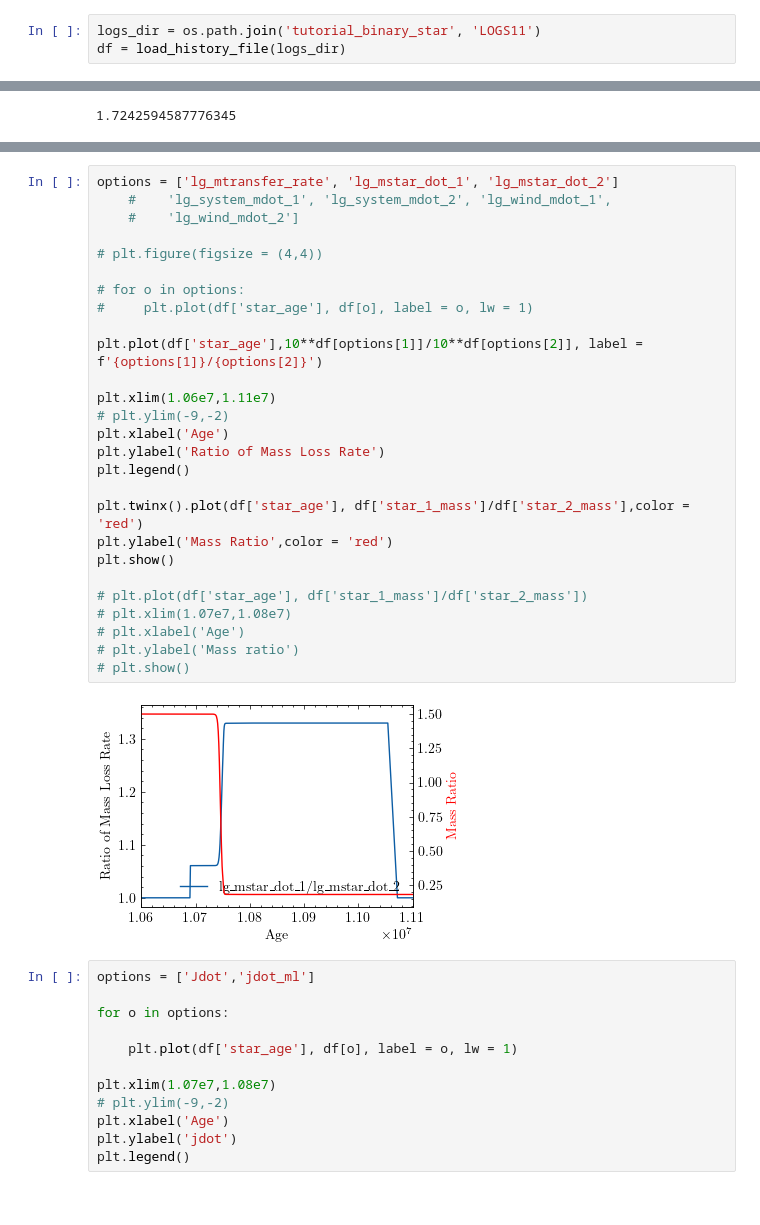
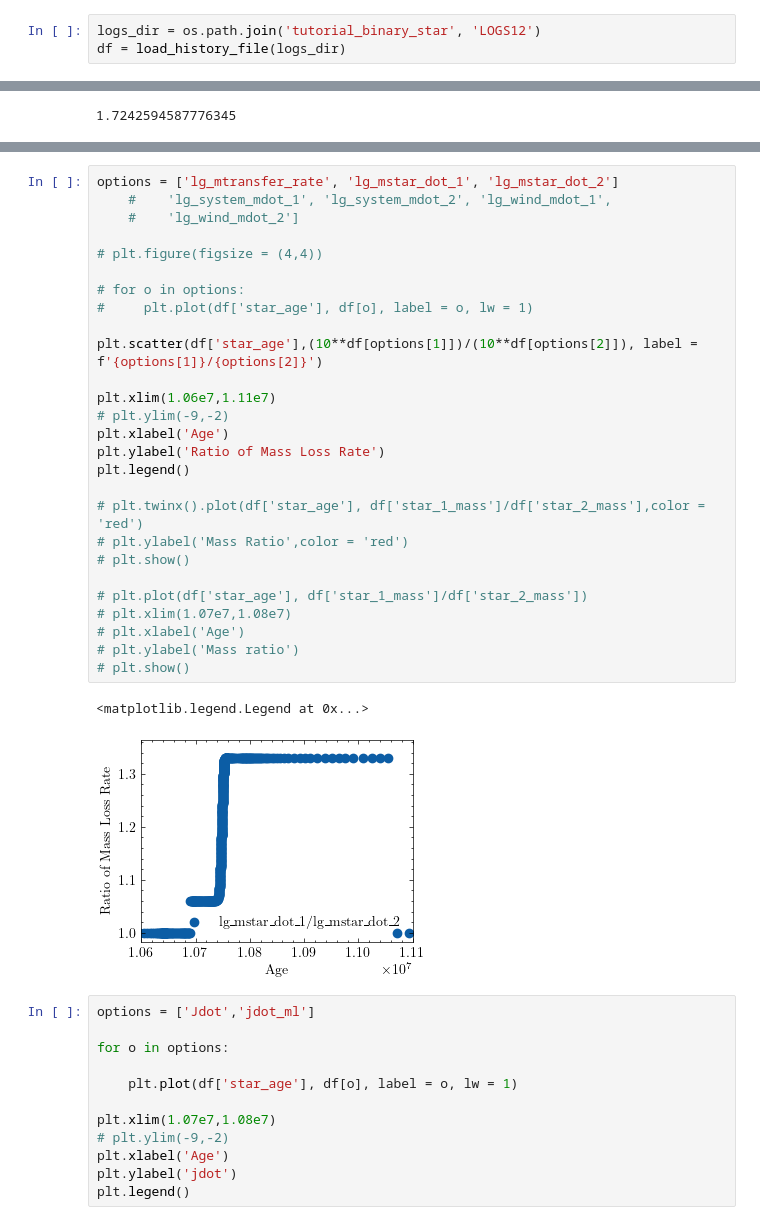
Before and after one commit to neevshah101/learning_mesa, a Jupyter notebook: plotting.ipynb, the cells around one changed output, grey strips where cells are left out. Drawn from its saved outputs; the diff is of its cells as text.

Commit message:
new plots

```diff
--- a/plotting.ipynb
+++ b/plotting.ipynb
@@ -403,7 +403,7 @@ df[df.columns[78:88]]
 | 1112 | 1.017408e+54 | -8.457907e+36 | 0.0 | -1.745044e+30 | -8.457905e+36 | 0.0 | 0.0 | 0.0 | 1.0 | ... |
 1113 rows × 10 columns
 # %%
-logs_dir = os.path.join('tutorial_binary_star', 'LOGS11')
+logs_dir = os.path.join('tutorial_binary_star', 'LOGS12')
 df = load_history_file(logs_dir)
 # %%
 plot_HR(logs_dir)
@@ -492,32 +513,33 @@ options[0]
 # %%
 options = ['lg_mtransfer_rate', 'lg_mstar_dot_1', 'lg_mstar_dot_2']
     #    'lg_system_mdot_1', 'lg_system_mdot_2', 'lg_wind_mdot_1',
     #    'lg_wind_mdot_2']
 
 # plt.figure(figsize = (4,4))
 
 # for o in options:
 #     plt.plot(df['star_age'], df[o], label = o, lw = 1)
 
-plt.plot(df['star_age'],10**df[options[1]]/10**df[options[2]], label = f'{options[1]}/{options[2]}')
+plt.scatter(df['star_age'],(10**df[options[1]])/(10**df[options[2]]), label = f'{options[1]}/{options[2]}')
 
 plt.xlim(1.06e7,1.11e7)
 # plt.ylim(-9,-2)
 plt.xlabel('Age')
 plt.ylabel('Ratio of Mass Loss Rate')
 plt.legend()
 
-plt.twinx().plot(df['star_age'], df['star_1_mass']/df['star_2_mass'],color = 'red')
-plt.ylabel('Mass Ratio',color = 'red')
-plt.show()
+# plt.twinx().plot(df['star_age'], df['star_1_mass']/df['star_2_mass'],color = 'red')
+# plt.ylabel('Mass Ratio',color = 'red')
+# plt.show()
 
 # plt.plot(df['star_age'], df['star_1_mass']/df['star_2_mass'])
 # plt.xlim(1.07e7,1.08e7)
 # plt.xlabel('Age')
 # plt.ylabel('Mass ratio')
 # plt.show()
 # %% [output]
+<matplotlib.legend.Legend at 0x...>
-[figure, old version]
+[figure, new version]
 # %%
 options = ['Jdot','jdot_ml']
 
```
Also changed, not shown: parts of 15 cells of this notebook, 1 other file.
